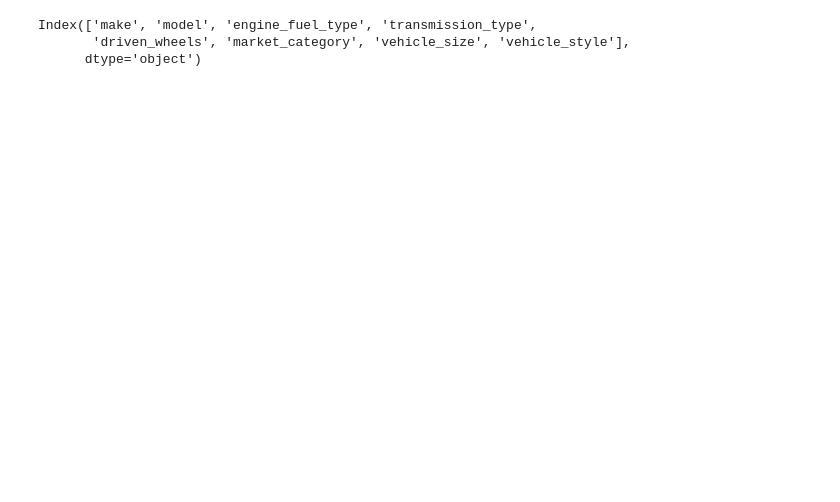
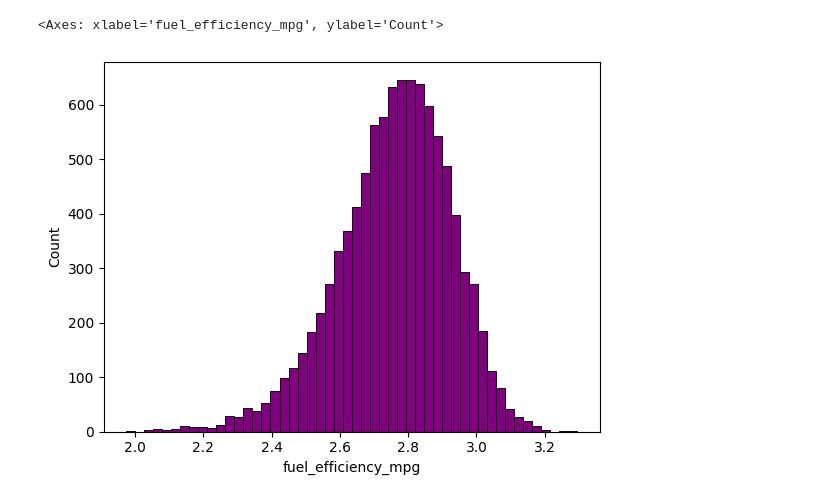
Before and after one commit to RevathyRamalingam/machineLearning, a Jupyter notebook: 02-Regression/Untitled.ipynb, the cells around one changed output. Saved outputs shown, nothing was run; the diff lists cells and outputs as text; code cells hidden in the pictures; blank space fills up the shorter version.

```diff
--- a/02-Regression/Untitled.ipynb
+++ b/02-Regression/Untitled.ipynb
@@ -23,6 +70,6 @@ df.head()
 # %%
-df.dtypes[df.dtypes == 'object'].index
+fuel_efficiency = n.log1p(df.fuel_efficiency_mpg)
+s.histplot(fuel_efficiency,bins=50,color='purple',alpha=1)
 # %% [output]
-Index(['make', 'model', 'engine_fuel_type', 'transmission_type',
-       'driven_wheels', 'market_category', 'vehicle_size', 'vehicle_style'],
-      dtype='object')
+<Axes: xlabel='fuel_efficiency_mpg', ylabel='Count'>
+[figure, added]
```
Also changed, not shown: parts of 28 cells of this notebook, 2 other files.
